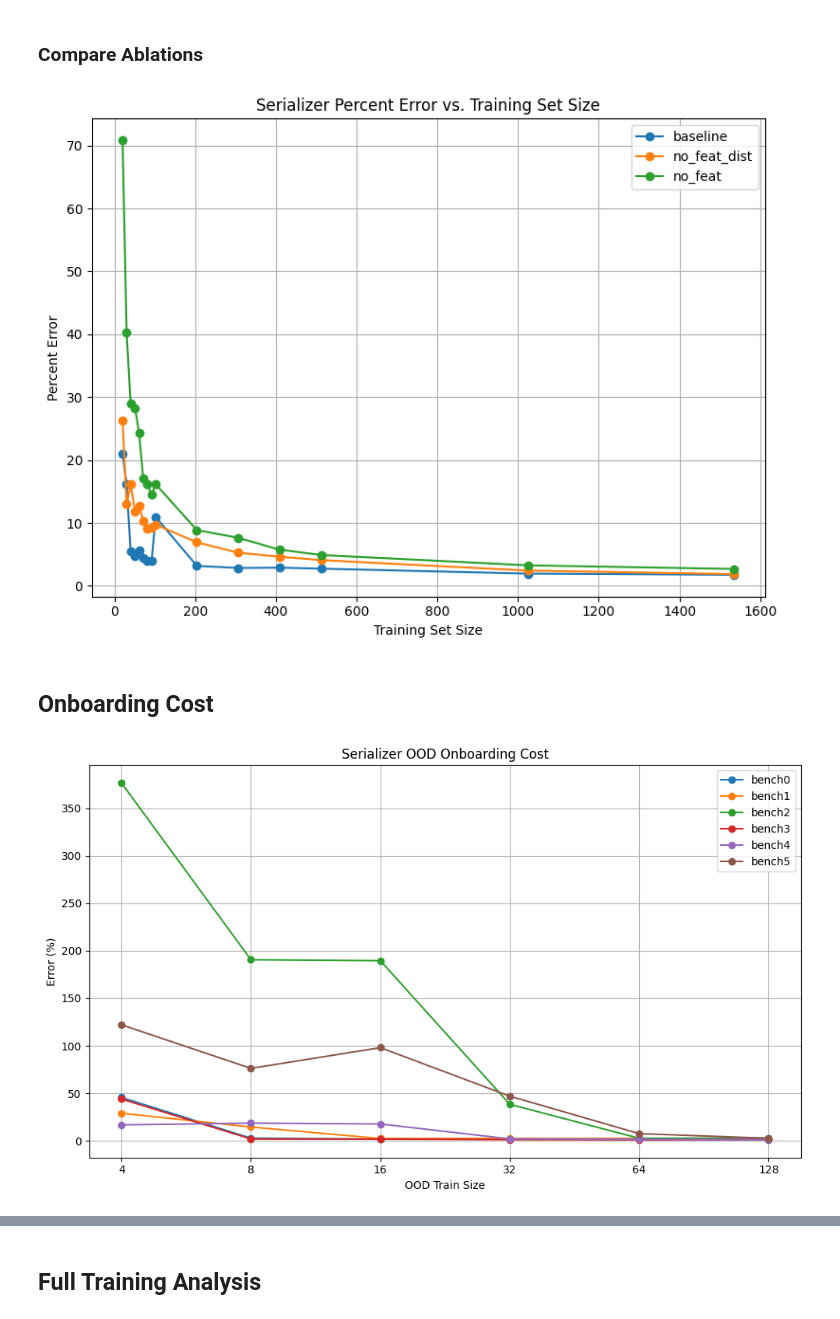
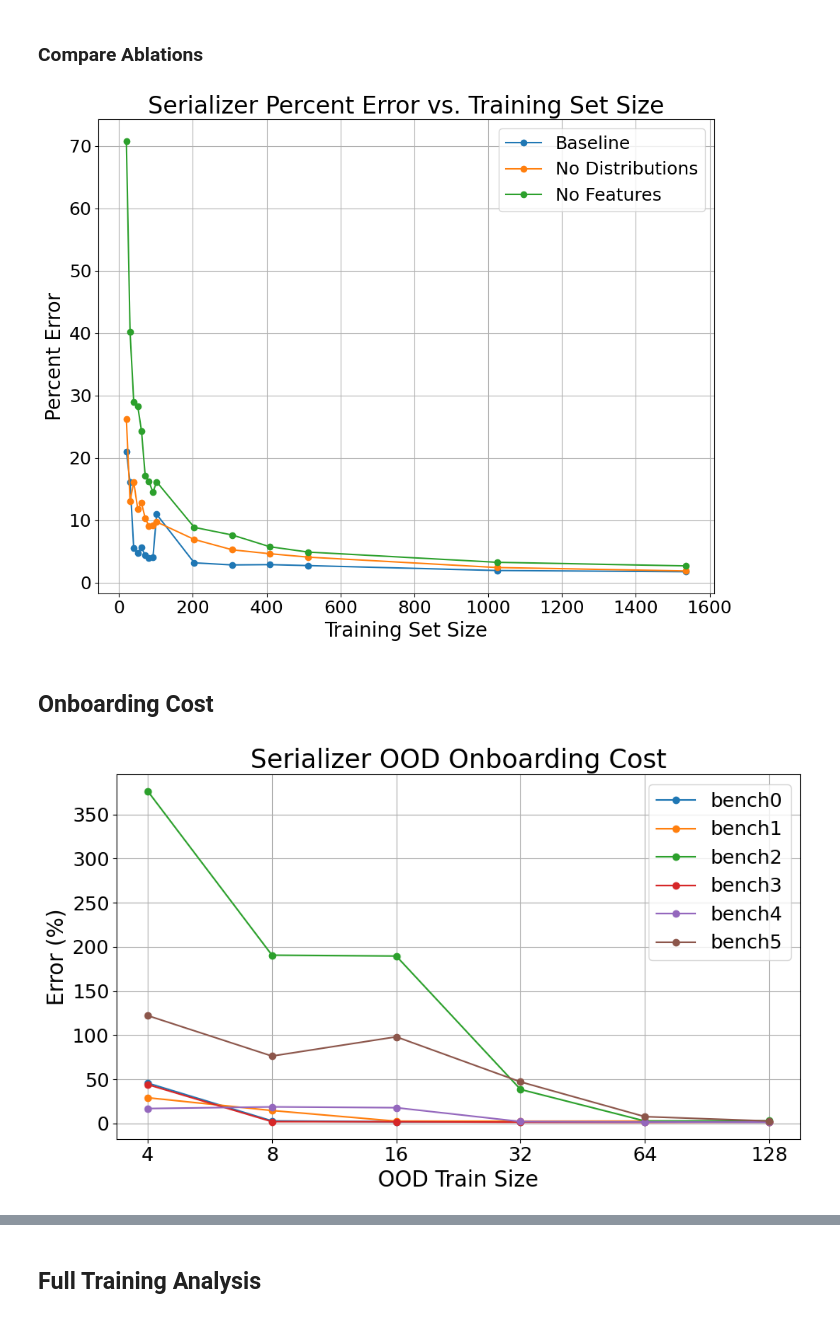
Before and after one commit to ronitnag04/lynx, a Jupyter notebook: ml_model/analysis.ipynb, the cells around one changed output, grey strips where cells are left out. Drawn from its saved outputs; the diff is of its cells as text; code cells hidden in the pictures.

```diff
--- a/ml_model/analysis.ipynb
+++ b/ml_model/analysis.ipynb
@@ -350,9 +352,9 @@ plt.show()
 ### Compare Ablations
 # %%
 sweep_summaries = {
-    "baseline" : "sweep_results/hpb_verilator/train_test_split_des/summary.txt",
-    "no_feat_dist" : "sweep_results/hpb_verilator/train_test_split_des_no_feat_dist/summary.txt",
-    "no_feat" : "sweep_results/hpb_verilator/train_test_split_des_one_hot_bmark/summary.txt",
+    "Baseline" : "sweep_results/hpb_verilator/train_test_split_des/summary.txt",
+    "No Distributions" : "sweep_results/hpb_verilator/train_test_split_des_no_feat_dist/summary.txt",
+    "No Features" : "sweep_results/hpb_verilator/train_test_split_des_one_hot_bmark/summary.txt",
 }
 # %%
 ablation_test_errors = {}
@@ -383,19 +385,21 @@ for ablation, summary_file in sweep_summaries.items():
 # %%
 dataset_size = 3101
 
-fig, ax = plt.subplots(figsize=(8, 6))
+fig, ax = plt.subplots(figsize=(10, 8))
 
-test_sizes = ablation_test_errors["baseline"].keys()
+test_sizes = ablation_test_errors["Baseline"].keys()
 train_sizes = [dataset_size - math.ceil(dataset_size * test_size) for test_size in test_sizes]
 
 for ablation, test_error in ablation_test_errors.items():
     errors = [test_error[test_proportion] for test_proportion in test_sizes]
     ax.plot(train_sizes, errors, marker='o', label=ablation)
 
-ax.set_xlabel("Training Set Size")
-ax.set_ylabel("Percent Error")
-ax.set_title("Deserializer Percent Error vs. Training Set Size")
-ax.legend()
+ax.set_xlabel("Training Set Size", fontsize=20)
+ax.set_ylabel("Percent Error", fontsize=20)
+plt.yticks(fontsize=18)
+plt.xticks(fontsize=18)
+ax.set_title("Deserializer Percent Error vs. Training Set Size", fontsize=24)
+ax.legend(fontsize=18)
 plt.grid(True)
 plt.tight_layout()
 plt.savefig("sweep_results/hpb_verilator/deserializer_tts_ablations.png", bbox_inches='tight')
@@ -864,9 +876,9 @@ plt.show()
 ### Compare Ablations
 # %%
 sweep_summaries = {
-    "baseline" : "sweep_results/hpb_verilator/train_test_split_ser/summary.txt",
-    "no_feat_dist" : "sweep_results/hpb_verilator/train_test_split_ser_no_feat_dist/summary.txt",
-    "no_feat" : "sweep_results/hpb_verilator/train_test_split_ser_one_hot_bmark/summary.txt",
+    "Baseline" : "sweep_results/hpb_verilator/train_test_split_ser/summary.txt",
+    "No Distributions" : "sweep_results/hpb_verilator/train_test_split_ser_no_feat_dist/summary.txt",
+    "No Features" : "sweep_results/hpb_verilator/train_test_split_ser_one_hot_bmark/summary.txt",
 }
 # %%
 ablation_test_errors = {}
@@ -897,25 +909,27 @@ for ablation, summary_file in sweep_summaries.items():
 # %%
 dataset_size = 2048
 
-fig, ax = plt.subplots(figsize=(8, 6))
+fig, ax = plt.subplots(figsize=(10, 8))
 
-test_sizes = ablation_test_errors["baseline"].keys()
+test_sizes = ablation_test_errors["Baseline"].keys()
 train_sizes = [dataset_size - math.ceil(dataset_size * test_size) for test_size in test_sizes]
 
 for ablation, test_error in ablation_test_errors.items():
     errors = [test_error[test_proportion] for test_proportion in test_sizes]
     ax.plot(train_sizes, errors, marker='o', label=ablation)
 
-ax.set_xlabel("Training Set Size")
-ax.set_ylabel("Percent Error")
-ax.set_title("Serializer Percent Error vs. Training Set Size")
-ax.legend()
+ax.set_xlabel("Training Set Size", fontsize=20)
+ax.set_ylabel("Percent Error", fontsize=20)
+ax.set_title("Serializer Percent Error vs. Training Set Size", fontsize=24)
+ax.legend(fontsize=18)
+plt.yticks(fontsize=18)
+plt.xticks(fontsize=18)
 plt.grid(True)
 plt.tight_layout()
 plt.savefig("sweep_results/hpb_verilator/serializer_tts_ablations.png", bbox_inches='tight')
 plt.show()
 # %% [output]
-[figure, old version]
+[figure, new version]
 # %% [markdown]
 ## Onboarding Cost
 # %%
@@ -958,16 +972,17 @@ for benchmark, errors in filtered_benchmarks.items():
 
 # ax.set_yscale('log')
 ax.set_xticks(x_positions)
-ax.set_xticklabels(all_xs)
-ax.set_xlabel("OOD Train Size")
-ax.set_ylabel("Error (%)")
-ax.set_title("Serializer OOD Onboarding Cost")
-ax.legend()
+ax.set_xticklabels(all_xs, fontsize=18)
+ax.set_xlabel("OOD Train Size", fontsize=20)
+ax.set_ylabel("Error (%)", fontsize=20)
+ax.set_title("Serializer OOD Onboarding Cost", fontsize=24)
+ax.legend(fontsize=18)
 ax.grid(True)
+plt.yticks(fontsize=18)
 plt.tight_layout()
-plt.savefig("sweep_results/hpb_verilator/ood_onboarding_ser/onboarding_cost.png", bbox_inches='tight')
+plt.savefig("sweep_results/hpb_verilator/ood_onboarding_ser/ser_onboarding_cost.png", bbox_inches='tight')
 # %% [output]
-[figure, old version]
+[figure, new version]
 # %%
 benchmark_ood_error = {benchmark: errors[0] for benchmark, errors in serializer_onboarding_cost.items()}
 
```
Also changed, not shown: parts of 8 cells of this notebook, 2 other files.
